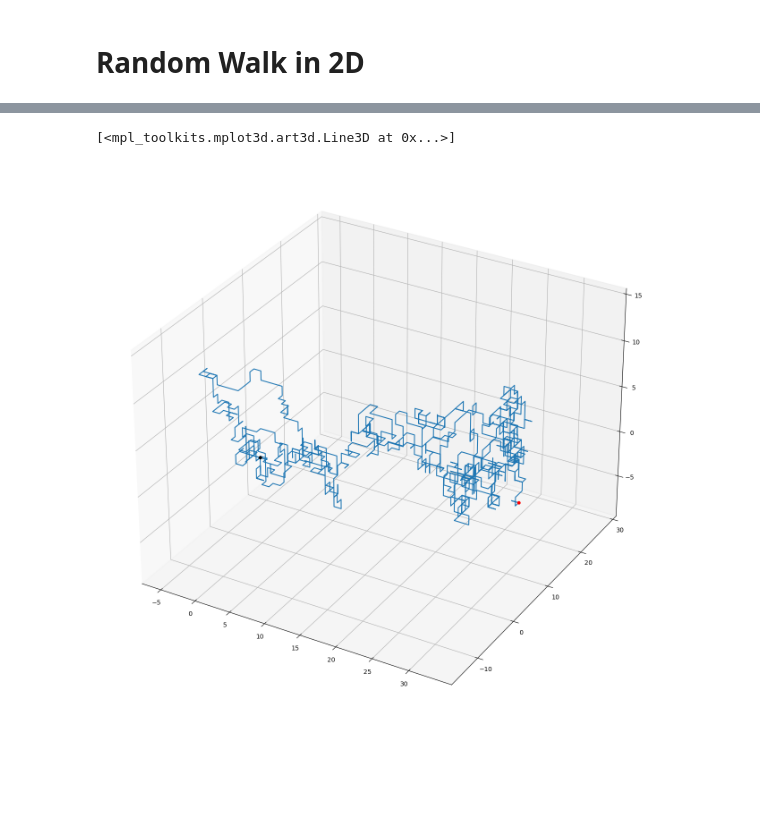
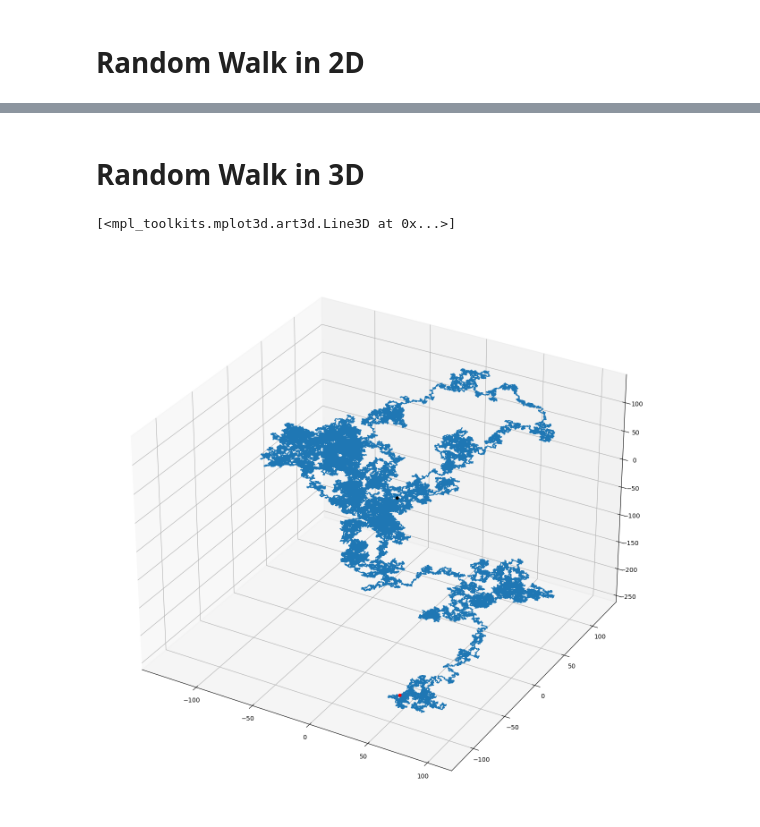
Before and after one commit to TheInvisibleFoe/JupyterNotebooks, a Jupyter notebook: Random Walk/Random Walk.ipynb, the cells around one changed output, grey strips where cells are left out. Drawn from its saved outputs; the diff is of its cells as text; code cells hidden in the pictures; blank space fills up the shorter version.

```diff
--- a/Random Walk/Random Walk.ipynb
+++ b/Random Walk/Random Walk.ipynb
@@ -92,0 +106,28 @@ axes.plot(x_2,y_2,'c',zorder=1)
+# %%
+import math
+step = int(900)
+grn = int(math.sqrt(step))
+s_2 = (-2,-1,1,2)
+starting = [1,1]
+x_2 = np.zeros((grn,step)) + starting[0]
+y_2 = np.zeros((grn,step)) + starting[1]
+x_2 = np.zeros((grn,step)) + starting[0]
+msd = np.zeros((grn,step))
+for i in range(grn):
+    for j in range(1,step):
+        x_t = 2*np.random.random()-1
+        y_t = 2*np.random.random()-1
+        l = np.sqrt(x_t**2+y_t**2)
+        x_2[i][j] = x_2[i][j-1] + x_t/l
+        y_2[i][j] = y_2[i][j-1] + y_t/l
+# fig,axes = plt.subplots(figsize = (16,16),nrows =1,ncols =1, squeeze = False)
+# axes[0][0].scatter(x_2[0][-1],y_2[0][-1],c='k',zorder=2)
+# axes[0][0].scatter(x_2[0][0],y_2[0][0],c='r',zorder=2)
+# axes.axline((0,0))
+# print([(np.sqrt((x_2[i]-x_2[i-1])**2+(y_2[i]-y_2[i-1])**2)) for i in range(1,step)])
+# axes[0][0].plot(x_2[0],y_2[0],'c',zorder=1)
+# for i in range(grn):
+#     for j in range(1,step):
+#         msd[i][j] = np.sqrt(x_2[i][j]**2+y_2[i][j]**2)
+# axes[1][0].plot(np.arange(step),msd[0])
+# # axes
@@ -92,0 +136,13 @@ axes.plot(x_2,y_2,'c',zorder=1)
+# %%
+msd = np.zeros(step)
+for i in
+# %%
+binwidth = 2
+last_x=np.zeros(grn)
+last_y=np.zeros(grn)
+for i in range(grn):
+    last_x[i] = abs(x_2[i][-1])
+    last_y[i] = abs(y_2[i][-1])
+fig2,ax = plt.subplots(figsize =(16,9),nrows = 1,ncols=2,squeeze =False)
+ax[0][0].hist(last_x,bins= np.arange(min(last_x), max(last_x) + binwidth, binwidth))
+ax[0][1].hist(last_y,bins= np.arange(min(last_y), max(last_y) + binwidth, binwidth))
@@ -93,30 +154,32 @@ axes.plot(x_2,y_2,'c',zorder=1)
+# %% [markdown]
+# Random Walk in 3D
 # %%
-step = 1000
+step = 100000
 s_2 = (-3,-2,-1,1,2,3)
 x_2 = np.zeros(step)
 y_2 = np.zeros(step)
 z_2 =np.zeros(step)
 for i in range(1,step):
     t = rand.choice(s_2)
     if abs(t) == 2:
         x_2[i]=x_2[i-1]+(t/2)*d
         y_2[i] = y_2[i-1]
         z_2[i] = z_2 [i-1]
     elif abs(t) == 1:
         x_2[i] = x_2[i-1]
         y_2[i]=y_2[i-1]+t*d
         z_2[i] = z_2 [i-1]
     else:
         x_2[i] = x_2[i-1]
         y_2[i] = y_2[i-1]
         z_2[i] = z_2 [i-1]+(t/3)*d
 fig = plt.figure(figsize = (16,16))
 axes = plt.axes(projection ='3d')
 axes.scatter(x_2[-1],y_2[-1],z_2[-1],c='r',zorder=2)
 axes.scatter(x_2[0],y_2[0],z_2[0],c='k',zorder=2)
 
 
 axes.plot(x_2,y_2,z_2,zorder=1)
 # %% [output]
 [<mpl_toolkits.mplot3d.art3d.Line3D at 0x...>]
-[figure, old version]
+[figure, new version]
```
Also changed, not shown: parts of 9 cells of this notebook, 5 other files.
